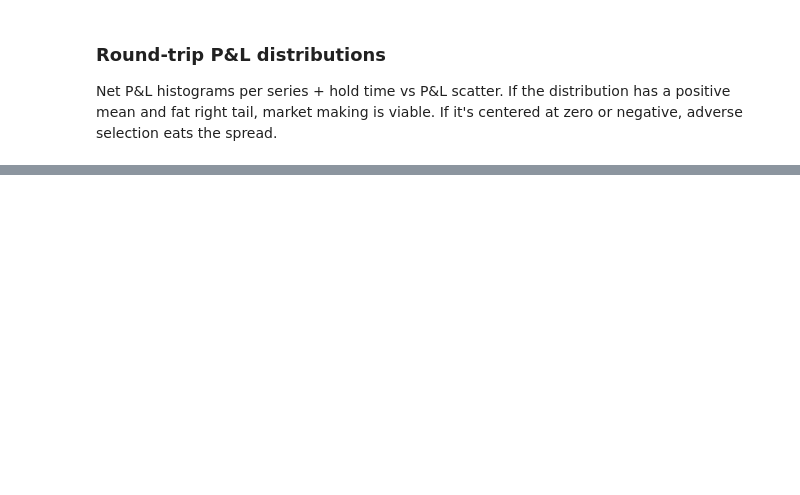
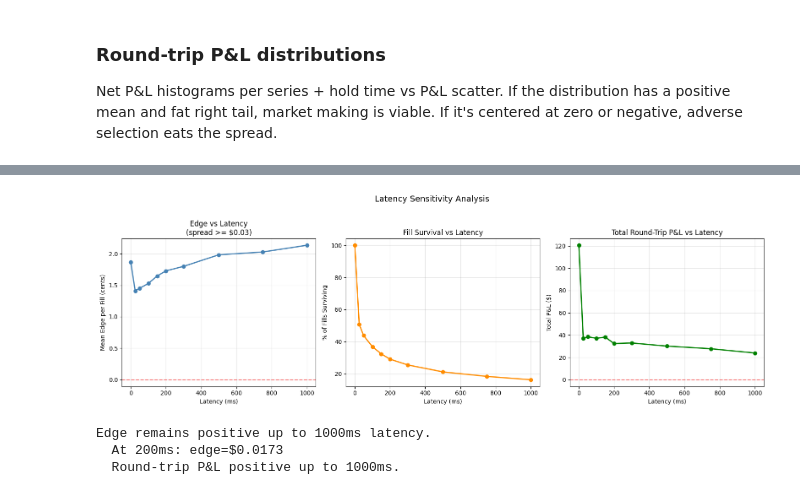
Before and after one commit to cziwang/prediction-market-exploration, a Jupyter notebook: notebooks/strategies/market_making.ipynb, the cells around one changed output, grey strips where cells are left out. Saved outputs shown, nothing was run; the diff lists cells and outputs as text; code cells hidden in the pictures; blank space fills up the shorter version.

```diff
--- a/notebooks/strategies/market_making.ipynb
+++ b/notebooks/strategies/market_making.ipynb
@@ -334,7 +556,7 @@ for series in ["KXNBAPTS", "KXNBAGAME", "KXNBASPREAD", "KXNBATOTAL"]:
 print(f"\nTotal tickers to simulate: {len(selected)}")
 
 # --- Run simulation ---
-print(f"\nRunning MM simulation...")
+print(f"\nRunning MM simulation (v2)...")
 all_fills = []
 for i, ticker in enumerate(selected):
     fills = simulate_mm_ticker(ticker, all_snaps, delta_df, trades_df)
@@ -346,11 +568,19 @@ fills_df = pd.DataFrame(all_fills)
 fills_df["series"] = fills_df["ticker"].apply(get_series)
 fills_df["t_fill_dt"] = pd.to_datetime(fills_df["t_fill"], unit="s", utc=True)
 
+n_buy = (fills_df['fill_side'] == 'buy').sum()
+n_sell = (fills_df['fill_side'] == 'sell').sum()
+ratio = n_buy / max(n_sell, 1)
+
 print(f"\nSimulation complete:")
 print(f"  Total fills: {len(fills_df):,}")
 print(f"  Tickers with fills: {fills_df['ticker'].nunique()}")
-print(f"  Buy fills:  {(fills_df['fill_side'] == 'buy').sum():,}")
-print(f"  Sell fills: {(fills_df['fill_side'] == 'sell').sum():,}")
+print(f"  Buy fills:  {n_buy:,}")
+print(f"  Sell fills: {n_sell:,}")
+print(f"  Buy/sell ratio: {ratio:.2f}:1 {'(HEALTHY)' if 0.5 < ratio < 2.0 else '(IMBALANCED — investigate)'}")
 print(f"\n  Fills by series:")
 for series, grp in fills_df.groupby("series"):
-    print(f"    {series:15s}: {len(grp):>6,} fills across {grp['ticker'].nunique()} tickers")
+    sb = (grp['fill_side'] == 'buy').sum()
+    ss = (grp['fill_side'] == 'sell').sum()
+    print(f"    {series:15s}: {len(grp):>6,} fills ({sb:,}B/{ss:,}S, "
+          f"ratio {sb/max(ss,1):.2f}) across {grp['ticker'].nunique()} tickers")
@@ -818,0 +1762,58 @@ For each ticker, we track:
+# %%
+# --- Latency sensitivity plots ---
+if latency_sweep:
+    ls = pd.DataFrame(latency_sweep)
+
+    fig, axes = plt.subplots(1, 3, figsize=(16, 5))
+
+    # 1. Edge vs latency
+    ax = axes[0]
+    ax.plot(ls["latency_ms"], ls["edge_10s"] * 100, "o-", color="steelblue", linewidth=2)
+    ax.axhline(0, color="red", linestyle="--", alpha=0.5)
+    ax.set_xlabel("Latency (ms)")
+    ax.set_ylabel("Mean Edge per Fill (cents)")
+    ax.set_title("Edge vs Latency\n(spread >= $0.03)")
+    ax.grid(True, alpha=0.3)
+
+    # 2. Fills surviving vs latency
+    ax = axes[1]
+    ax.plot(ls["latency_ms"], ls["pct_kept"] * 100, "o-", color="darkorange", linewidth=2)
+    ax.set_xlabel("Latency (ms)")
+    ax.set_ylabel("% of Fills Surviving")
+    ax.set_title("Fill Survival vs Latency")
+    ax.grid(True, alpha=0.3)
+
+    # 3. Total P&L vs latency
+    ax = axes[2]
+    ax.plot(ls["latency_ms"], ls["total_pnl"], "o-", color="green", linewidth=2)
+    ax.axhline(0, color="red", linestyle="--", alpha=0.5)
+    ax.set_xlabel("Latency (ms)")
+    ax.set_ylabel("Total P&L ($)")
+    ax.set_title("Total Round-Trip P&L vs Latency")
+    ax.grid(True, alpha=0.3)
+
+    plt.suptitle("Latency Sensitivity Analysis", y=1.02, fontsize=14)
+    plt.tight_layout()
+    plt.show()
+
+    # Key thresholds
+    positive_edge = ls[ls["edge_10s"] > 0]
+    if not positive_edge.empty:
+        max_latency = positive_edge["latency_ms"].max()
+        print(f"\nEdge remains positive up to {max_latency}ms latency.")
+        print(f"  At 200ms: edge=${ls[ls['latency_ms']==200]['edge_10s'].values[0]:.4f}"
+              if 200 in ls['latency_ms'].values else "")
+
+    profitable_rts = ls[ls["total_pnl"] > 0]
+    if not profitable_rts.empty:
+        max_profitable = profitable_rts["latency_ms"].max()
+        print(f"  Round-trip P&L positive up to {max_profitable}ms.")
+    else:
+        print(f"  Round-trip P&L never positive in sweep.")
+else:
+    print("No latency sweep data.")
+# %% [output]
+[figure, added]
+Edge remains positive up to 1000ms latency.
+  At 200ms: edge=$0.0173
+  Round-trip P&L positive up to 1000ms.
```
Also changed, not shown: parts of 32 cells of this notebook.
